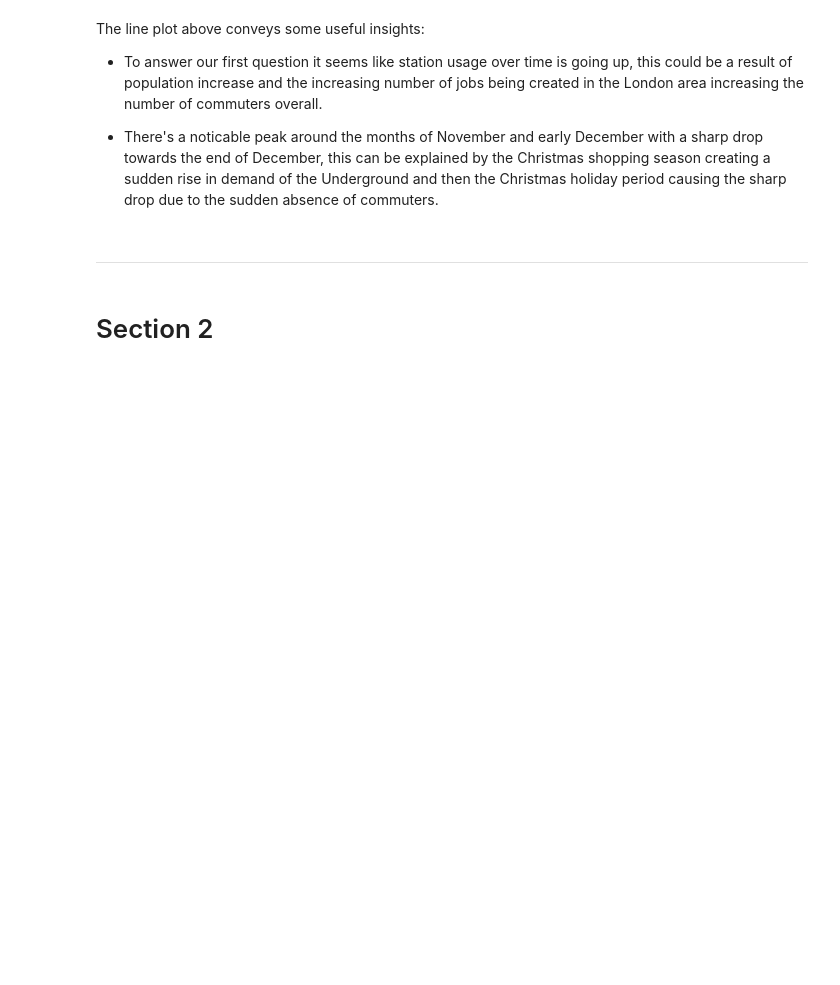
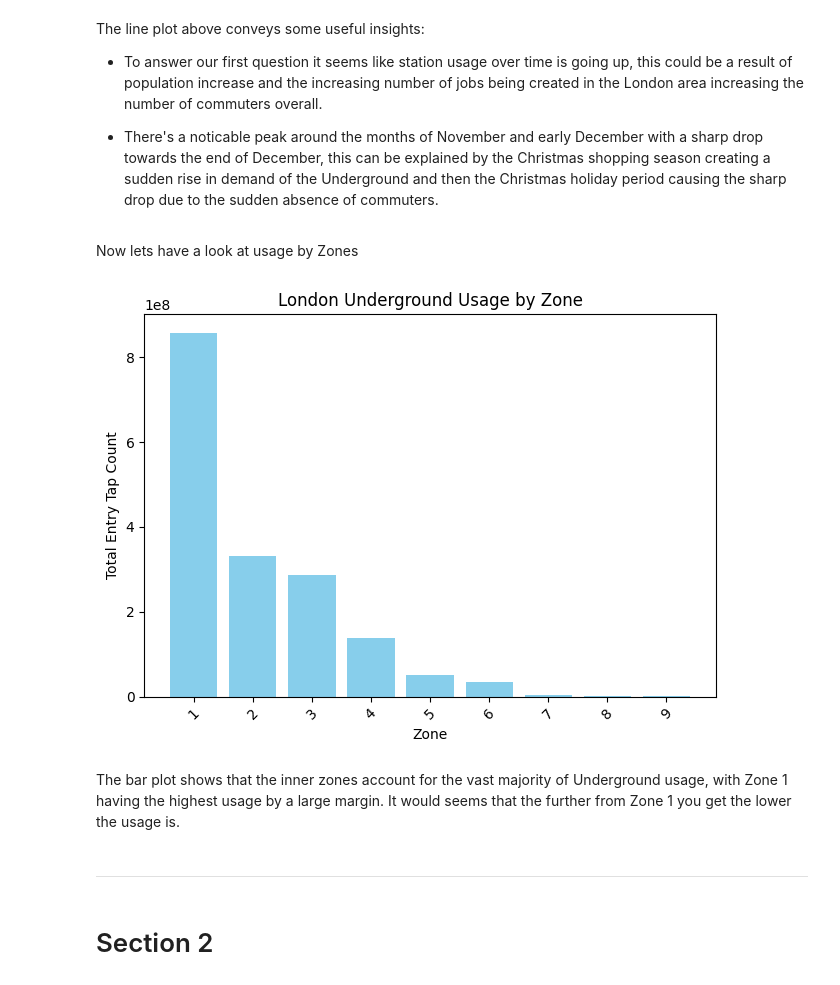
Before and after one commit to J-Bicheno/London-Underground-Analysis, a Jupyter notebook: jupyter_notebooks/Data_Visualisation.ipynb, the cells around one changed output. Saved outputs shown, nothing was run; the diff lists cells and outputs as text; code cells hidden in the pictures; blank space fills up the shorter version.

Commit message:
Matplotlib bar plot

```diff
--- a/jupyter_notebooks/Data_Visualisation.ipynb
+++ b/jupyter_notebooks/Data_Visualisation.ipynb
@@ -93,6 +93,23 @@ The line plot above conveys some useful insights:
 * To answer our first question it seems like station usage over time is going up, this could be a result of population increase and the increasing number of jobs being created in the London area increasing the number of commuters overall.
 
 * There's a noticable peak around the months of November and early December with a sharp drop towards the end of December, this can be explained by the Christmas shopping season creating a sudden rise in demand of the Underground and then the Christmas holiday period causing the sharp drop due to the sudden absence of commuters.
+# %% [markdown]
+Now lets have a look at usage by Zones
+# %%
+zones_usage = underground_df.groupby('Zone')['EntryTapCount'].sum().reset_index()
+
+plt.bar(zones_usage['Zone'], zones_usage['EntryTapCount'], color='skyblue')
+plt.xlabel('Zone')
+set_ticks = zones_usage['Zone'].unique()
+plt.xticks(set_ticks, rotation=45)
+plt.ylabel('Total Entry Tap Count')
+plt.title('London Underground Usage by Zone')
+plt.tight_layout()
+plt.show()
+# %% [output]
+[figure, added]
+# %% [markdown]
+The bar plot shows that the inner zones account for the vast majority of Underground usage, with Zone 1 having the highest usage by a large margin. It would seems that the further from Zone 1 you get the lower the usage is.
 # %% [markdown]
 ---
 # %% [markdown]
```
Also changed, not shown: parts of 2 cells of this notebook.
